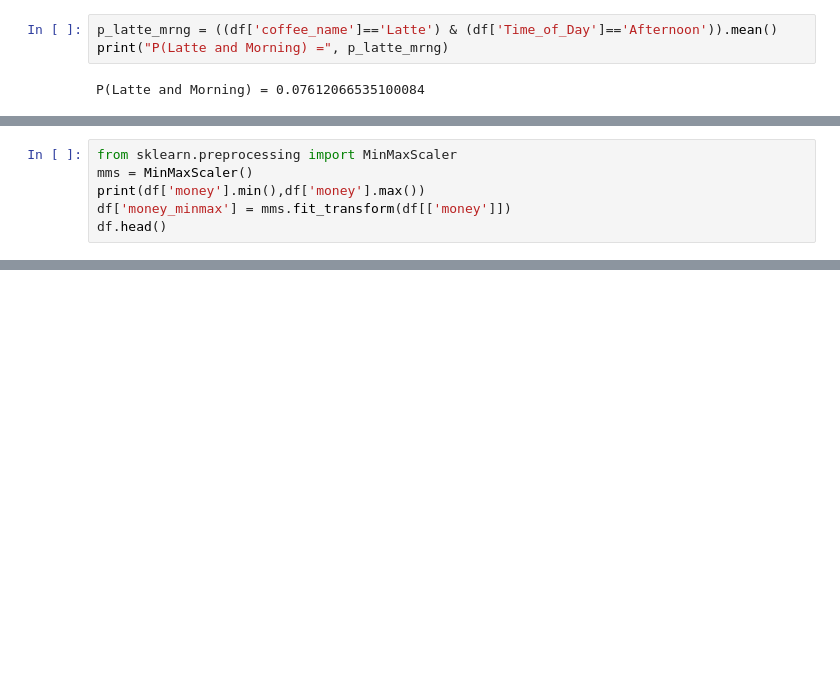
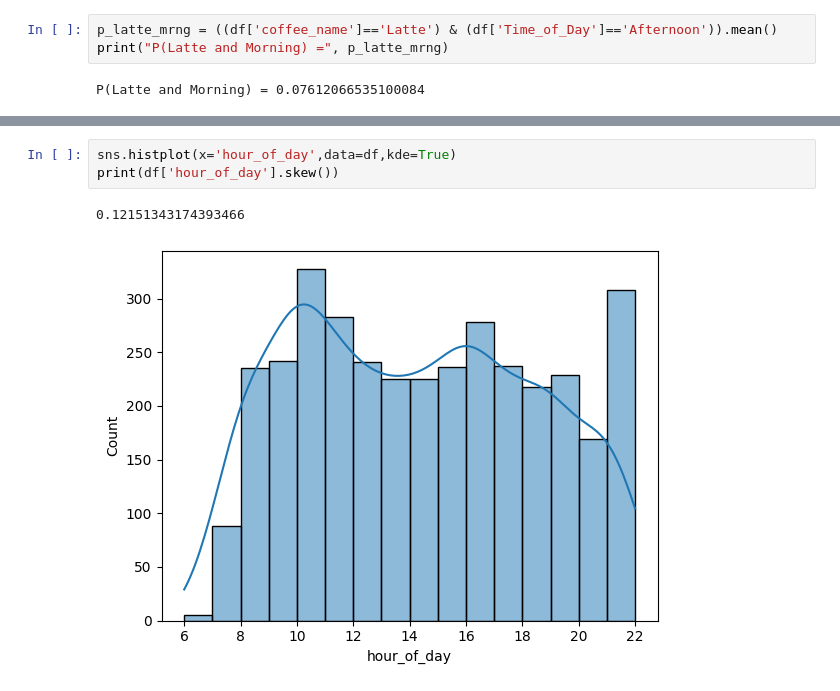
Before and after one commit to kanika-07cs/EDA-task3, a Jupyter notebook: EDA3.ipynb, the cells around one changed output, grey strips where cells are left out. Cells and saved outputs as stored; diff of their text form; blank space fills up the shorter version.

```diff
--- a/EDA3.ipynb
+++ b/EDA3.ipynb
@@ -295,9 +297,3 @@ df.head()
 | 2 | 12 | card | 38.7 | 0 | Fri | Mar | 5 | 3 | 2024-03-01 | ... |
 | 3 | 13 | card | 28.9 | 0 | Fri | Mar | 5 | 3 | 2024-03-01 | ... |
 | 4 | 13 | card | 38.7 | 0 | Fri | Mar | 5 | 3 | 2024-03-01 | ... |
-# %%
-from sklearn.preprocessing import MinMaxScaler
-mms = MinMaxScaler()
-print(df['money'].min(),df['money'].max())
-df['money_minmax'] = mms.fit_transform(df[['money']])
-df.head()
@@ -311,0 +300,6 @@ df.head()
+# %%
+sns.histplot(x='hour_of_day',data=df,kde=True)
+print(df['hour_of_day'].skew())
+# %% [output]
+0.12151343174393466
+[figure, added]
```
Also changed, not shown: parts of 12 cells of this notebook.
